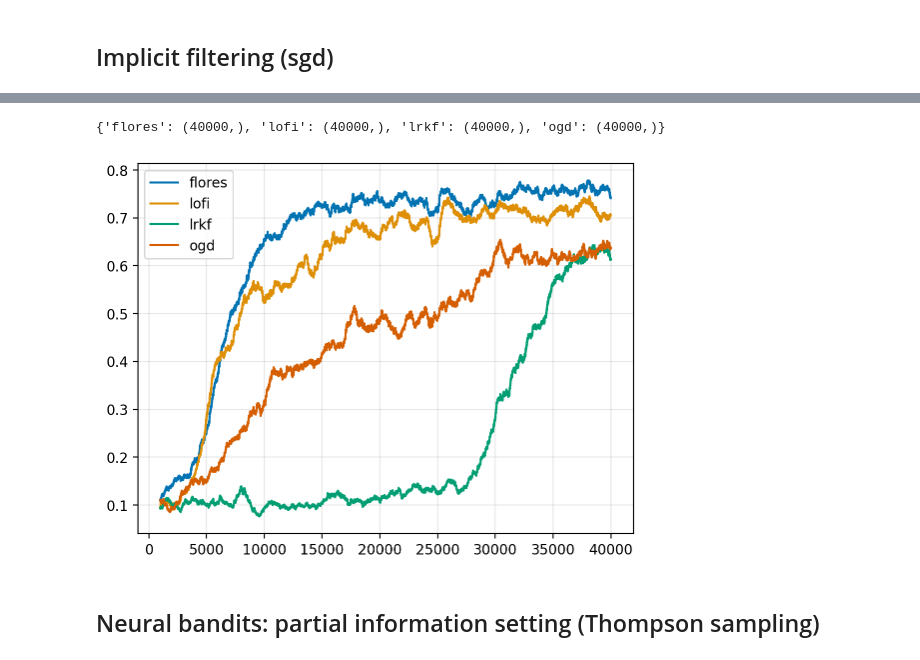
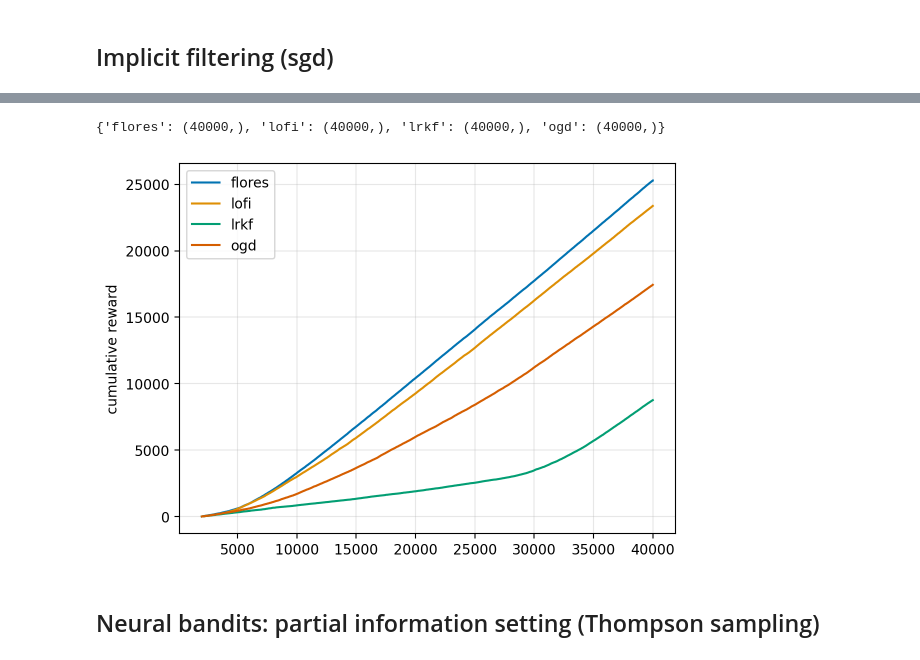
Before and after one commit to gerdm/low-rank-last-layer-inference, a Jupyter notebook: experiments/rl-toy.ipynb, the cells around one changed output, grey strips where cells are left out. Saved outputs shown, nothing was run; the diff lists cells and outputs as text; code cells hidden in the pictures.

```diff
--- a/experiments/rl-toy.ipynb
+++ b/experiments/rl-toy.ipynb
@@ -280,6 +240,7 @@ agent = lrkf.LowRankCovarianceFilter(
 bel_init = agent.init_bel(params_init, low_rank_diag=True, cov=1.0)
 u_init = (bel_init, context_init, state_init)
 
-(bel_final, _, _), (actions, rewards_lrkf) = jax.lax.scan(step, u_init, jnp.arange(steps))
+_step = partial(step, agent=agent, key_base=key_run)
+(bel_final, _, _), (actions, rewards_lrkf) = jax.lax.scan(_step, u_init, jnp.arange(steps))
 rewards_lrkf = jax.block_until_ready((rewards_lrkf + 1) / 2)
 # %% [output]
@@ -324,6 +268,7 @@ agent = lofi.LowRankPrecisionFilter(
 bel_init = agent.init_bel(params_init, cov=1.0)
 u_init = (bel_init, context_init, state_init)
 
-(bel_final, _, _), (actions, rewards_lofi) = jax.lax.scan(step, u_init, jnp.arange(steps))
+_step = partial(step, agent=agent, key_base=key_run)
+(bel_final, _, _), (actions, rewards_lofi) = jax.lax.scan(_step, u_init, jnp.arange(steps))
 rewards_lofi = jax.block_until_ready((rewards_lofi + 1) / 2)
 # %% [output]
@@ -359,35 +289,3 @@ def mean_fn_ll(params, x):
-# %%
-eps = 0.05
-def step(state, t):
-    key_step = jax.random.fold_in(key_run, t)
-    key_step, key_take = jax.random.split(key_step)
-
-    bel, context, env_state = state
-
-    # Take action
-    key_eps, key_take = jax.random.split(key_take)
-    yhat = agent.predict_fn(bel, context.ravel())
-    # yhat = agent.mean_fn(bel.mean, context.ravel())
-    action = yhat.argmax()
-    take_random = jax.random.bernoulli(key_eps, p=eps)
-    action_random = jax.random.choice(key_take, 10)
-
-    action = action * (1 - take_random) + action_random * take_random
-    action = action.astype(int)
-
-    # Obtain reward
-    y = jax.nn.one_hot(env_state.correct_label, 10)[action]
-
-    # Update belief
-    # X = (action, context[..., None])
-    X = jnp.concat([jnp.array([action]), context.ravel()])
-    bel_update = agent.update(bel, y, X)
-
-
-    # Take next step
-    context_new, env_state, reward, done, _ = env.step(key_step, env_state, action, env_params)
-
-    return (bel_update, context_new, env_state), (action, reward)
 # %%
 def lossfn(params, counter, x, y, apply_fn, noise=0.1):
     x = jnp.atleast_2d(x)
@@ -425,6 +323,7 @@ agent = FifoLaplaceDiag(
 bel_init = agent.init_bel(params_init)
 u_init = (bel_init, context_init, state_init)
 
-state_final, (actions, rewards_lll) = jax.lax.scan(step, u_init, jnp.arange(steps))
+_step = partial(step, agent=agent, key_base=key_run)
+state_final, (actions, rewards_lll) = jax.lax.scan(_step, u_init, jnp.arange(steps))
 rewards_lll = jax.block_until_ready((rewards_lll + 1) / 2)
 # %% [output]
@@ -438,19 +337,21 @@ plt.grid(alpha=0.3)
 # %%
 rewards_eps = {
     "flores": rewards_flores,
     "lofi": rewards_lofi,
     "lrkf": rewards_lrkf,
     "ogd": rewards_lll,
 }
 print(jax.tree.map(jnp.shape, rewards_eps))
 
 rewards_eps = jax.tree.map(np.array, rewards_eps)
 rewards_eps = pd.DataFrame(rewards_eps)
-rewards_eps.rolling(1000).mean().plot()
+# rewards_eps.rolling(1000).mean().plot()
+(rewards_eps).iloc[2_000:].cumsum().plot()
+plt.ylabel("cumulative reward")
 plt.grid(alpha=0.3)
 # %% [output]
 {'flores': (40000,), 'lofi': (40000,), 'lrkf': (40000,), 'ogd': (40000,)}
-[figure, old version]
+[figure, new version]
 # %% [markdown]
 ## Neural bandits: partial information setting (Thompson sampling)
 # %% [markdown]
```
Also changed, not shown: parts of 20 cells of this notebook.
